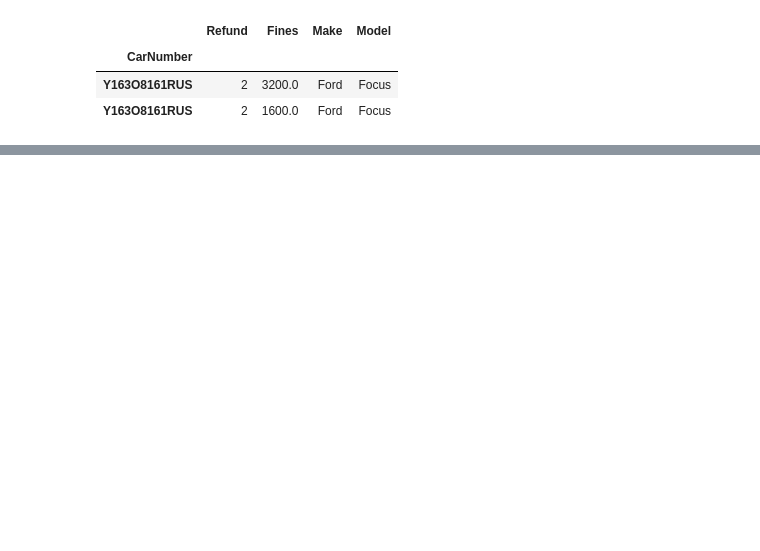
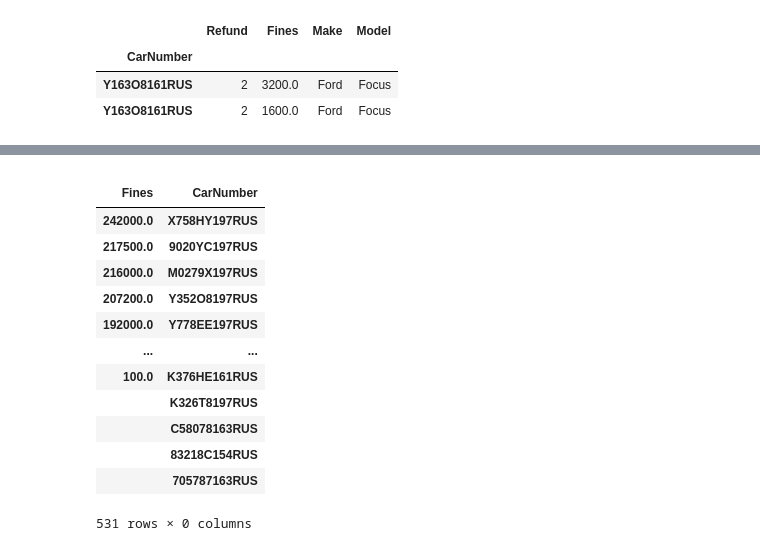
Before and after one commit to MosheGroot/Piscine-Python-Data-Science, a Jupyter notebook: Day05_Pandas/ex03/selects_n_aggs.ipynb, the cells around one changed output, grey strips where cells are left out. Saved outputs shown, nothing was run; the diff lists cells and outputs as text; code cells hidden in the pictures; blank space fills up the shorter version.

```diff
--- a/Day05_Pandas/ex03/selects_n_aggs.ipynb
+++ b/Day05_Pandas/ex03/selects_n_aggs.ipynb
@@ -225,4 +237,18 @@ df.loc[df.index[0]]
 # %%
-df['sum_of_fines']
-for car_number in df.index:
-    df
+number_of_fines_per_carnumber = df.reset_index()[['CarNumber', 'Fines']].groupby(by=['CarNumber'], as_index=False).sum()
+number_of_fines_per_carnumber.groupby(by=['Fines', 'CarNumber']).first().iloc[::-1]
+# %% [output]
+|  |  |
+| Fines | CarNumber |
+| 242000.0 | X758HY197RUS |
+| 217500.0 | 9020YC197RUS |
+| 216000.0 | M0279X197RUS |
+| 207200.0 | Y352O8197RUS |
+| 192000.0 | Y778EE197RUS |
+| ... | ... |
+| 100.0 | K376HE161RUS |
+|  | K326T8197RUS |
+|  | C58078163RUS |
+|  | 83218C154RUS |
+|  | 705787163RUS |
+531 rows × 0 columns
```
Also changed, not shown: parts of 23 cells of this notebook, 10 other files.
